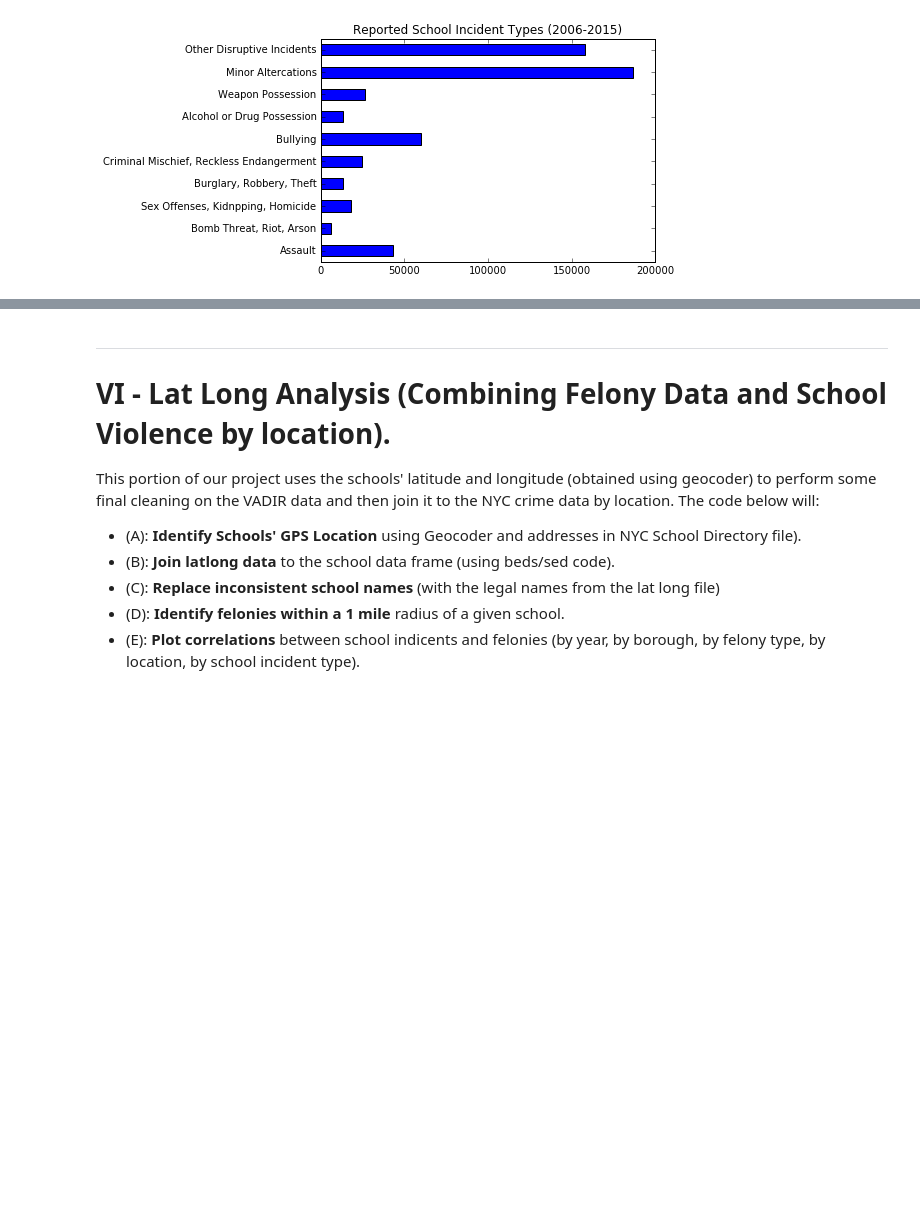
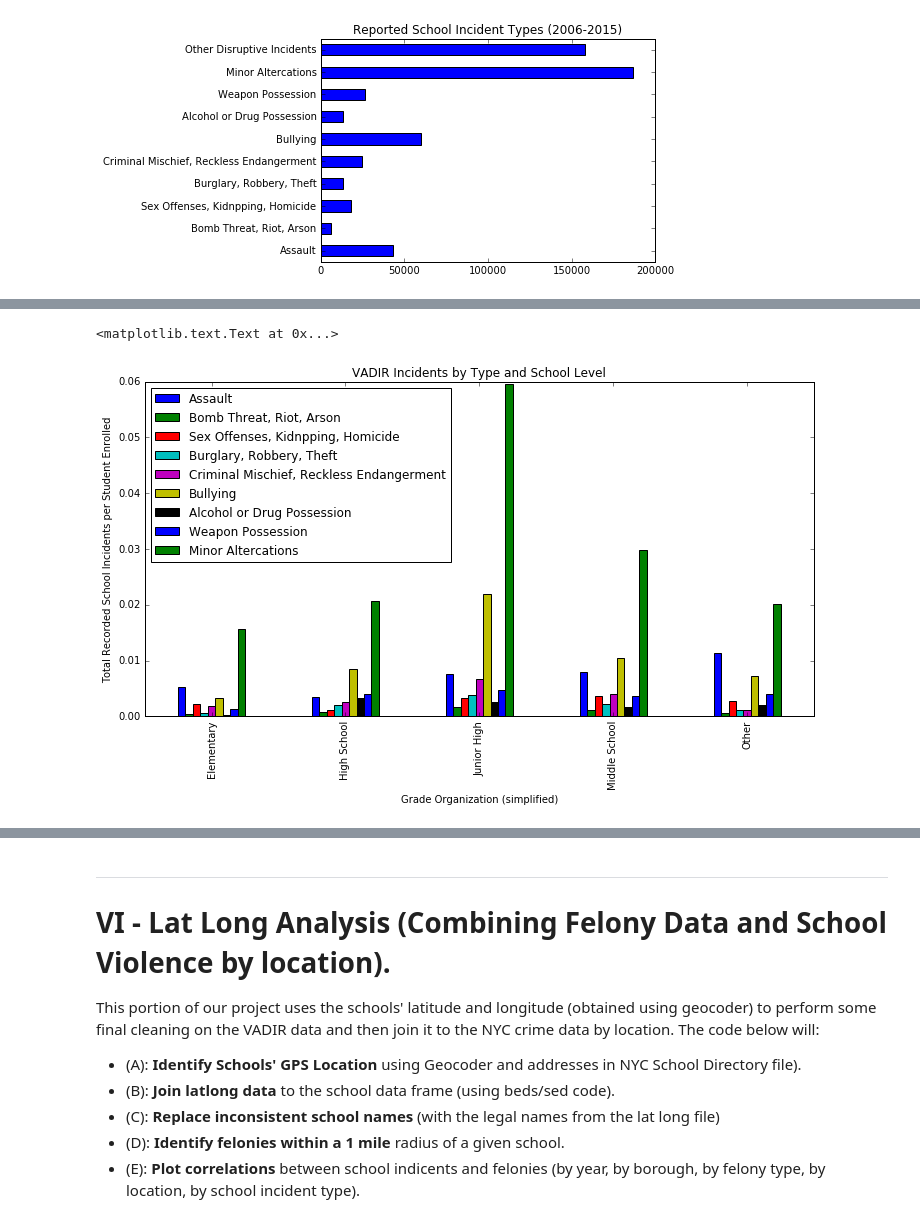
Before and after one commit to mmillervedam/INFOW18_FinalProject, a Jupyter notebook: Final Project Notebook.ipynb, the cells around one changed output, grey strips where cells are left out. Saved outputs shown, nothing was run; the diff lists cells and outputs as text; code cells hidden in the pictures; blank space fills up the shorter version.

```diff
--- a/Final Project Notebook.ipynb
+++ b/Final Project Notebook.ipynb
@@ -546,0 +564,18 @@ school_df[cols_to_plot].sum().plot(kind='barh', title="Reported School Incident
+# %%
+# fix grade organization duplication
+SCHOOL_ORG_DICT = {'Elementary':'Elementary', 'Senior High':'High School', 'Middle':'Middle School',
+                   'Junior-Senior High': 'High School', 'Junior Senior School': 'High School',
+                   'Junior High School': 'Junior High', 'K-12':'Other',
+                   'Not Available':'Other', 'Special': 'Other', 'Special School':'Other'}
+# create new column for simplified school level
+school_df['Grade Organization (simplified)'] = school_df['Grade Organization'].map(SCHOOL_ORG_DICT)
+
+# create plot comparing types of Incidents by Borough
+inc_by_schoolorg = school_df.groupby('Grade Organization (simplified)')
+inc_by_schoolorg = inc_by_schoolorg[INCIDENT_CATEGORIES + ['Enrollment']].sum()
+inc_by_schoolorg = inc_by_schoolorg.apply(lambda x: x/x.Enrollment, axis=1)
+inc_by_schoolorg[INCIDENT_CATEGORIES].plot(kind='bar',figsize= (12,6), title = "VADIR Incidents by Type and School Level")
+plt.ylabel('Total Recorded School Incidents per Student Enrolled')
+# %% [output]
+<matplotlib.text.Text at 0x...>
+[figure, added]
```
Also changed, not shown: parts of 6 cells of this notebook.
